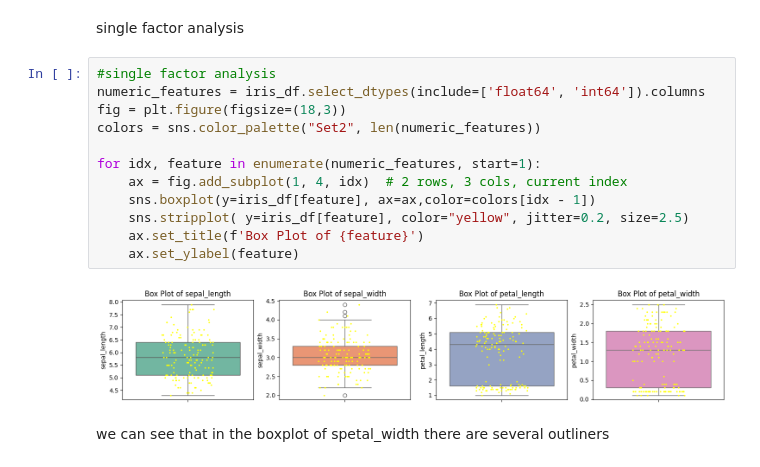
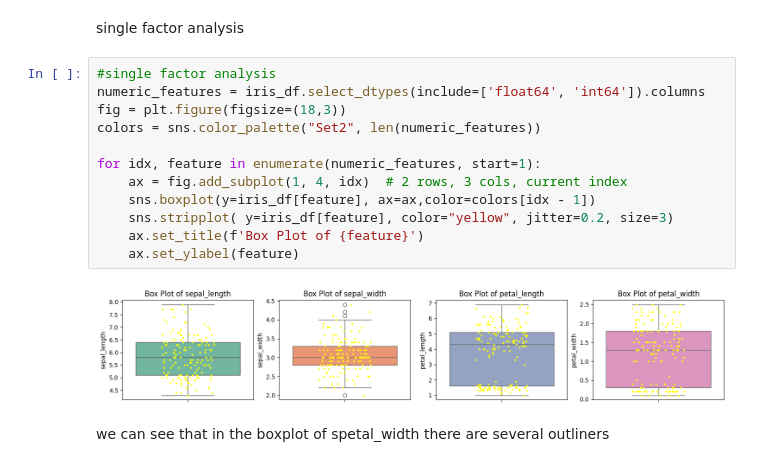
Before and after one commit to Emilye42/DataAnalysisonIrisDataSet, a Jupyter notebook: Iris.ipynb, the cells around one changed output. Drawn from its saved outputs; the diff is of its cells as text.

```diff
--- a/Iris.ipynb
+++ b/Iris.ipynb
@@ -117,17 +119,17 @@ single factor analysis
 # %%
 #single factor analysis
 numeric_features = iris_df.select_dtypes(include=['float64', 'int64']).columns
 fig = plt.figure(figsize=(18,3))
 colors = sns.color_palette("Set2", len(numeric_features))
 
 for idx, feature in enumerate(numeric_features, start=1):
     ax = fig.add_subplot(1, 4, idx)  # 2 rows, 3 cols, current index
     sns.boxplot(y=iris_df[feature], ax=ax,color=colors[idx - 1])
-    sns.stripplot( y=iris_df[feature], color="yellow", jitter=0.2, size=2.5)
+    sns.stripplot( y=iris_df[feature], color="yellow", jitter=0.2, size=3)
     ax.set_title(f'Box Plot of {feature}')
     ax.set_ylabel(feature)
 # %% [output]
-[figure, old version]
+[figure, new version]
 # %% [markdown]
 we can see that in the boxplot of spetal_width there are several outliners
 # %%
```
Also changed, not shown: parts of 5 cells of this notebook.
